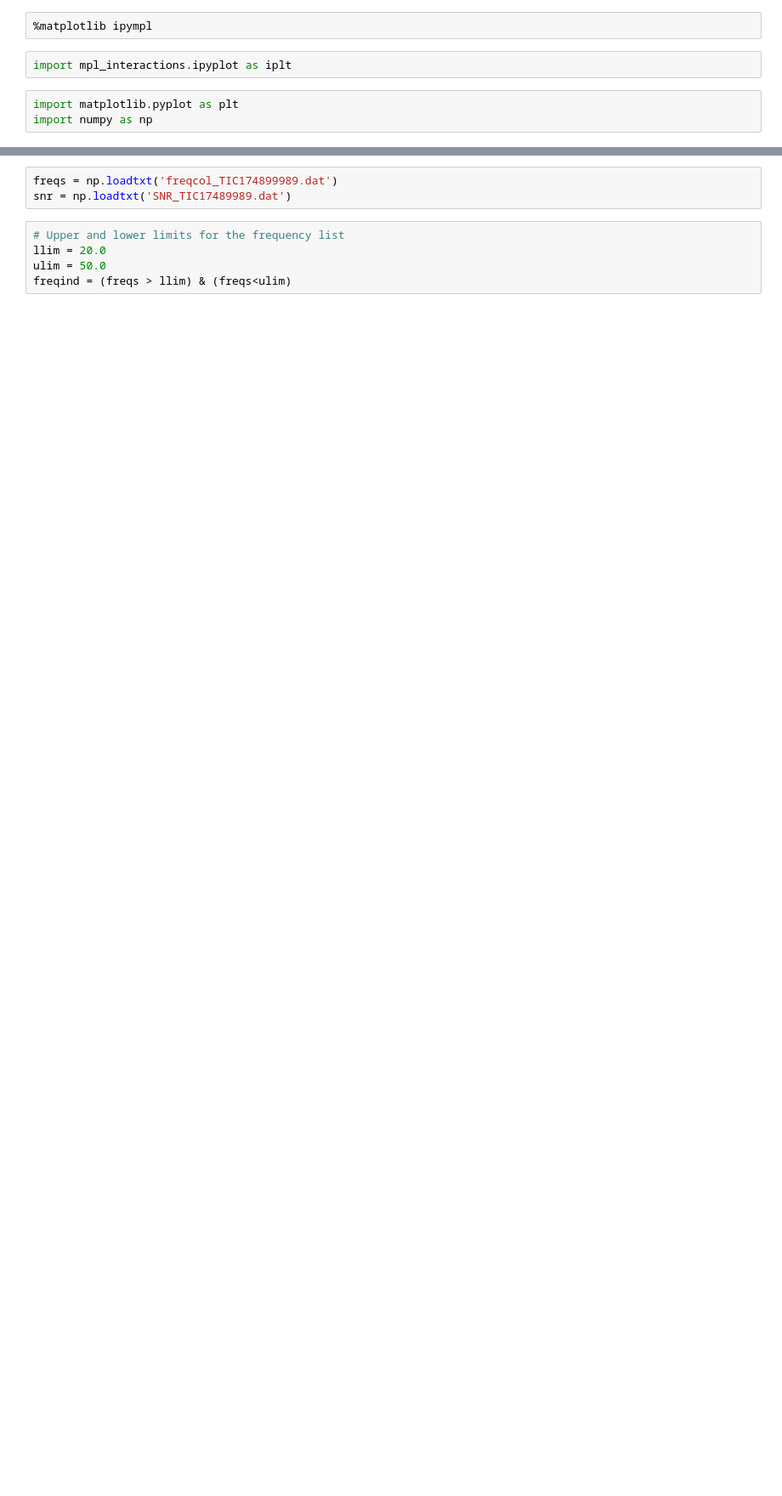
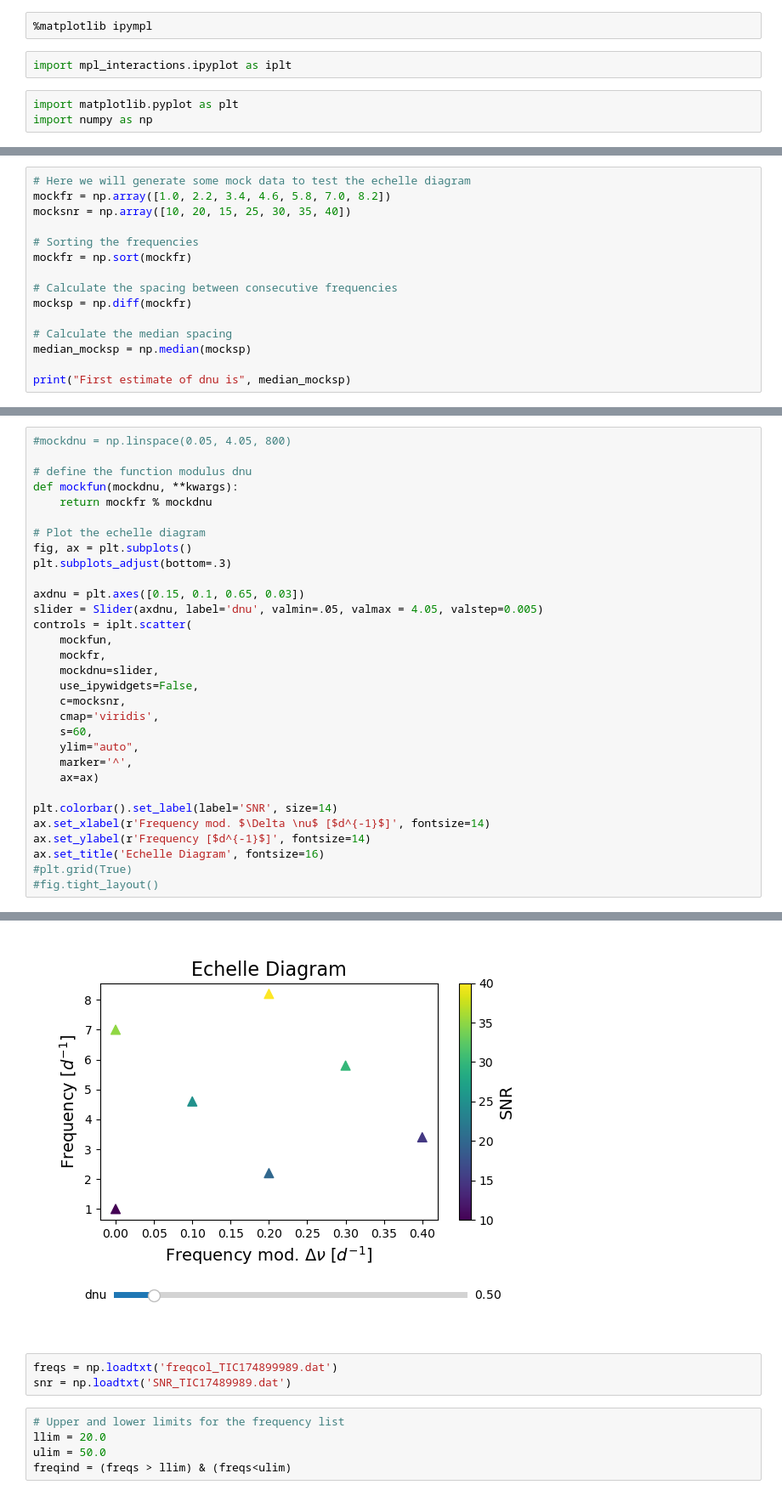
Before and after one commit to javier-iaa/echelle, a Jupyter notebook: echelle_slider.ipynb, the cells around one changed output, grey strips where cells are left out. Shown at 85% size. Cells and saved outputs as stored; diff of their text form; blank space fills up the shorter version.

```diff
--- a/echelle_slider.ipynb
+++ b/echelle_slider.ipynb
@@ -7,0 +10,15 @@ import numpy as np
+# %%
+# Here we will generate some mock data to test the echelle diagram
+mockfr = np.array([1.0, 2.2, 3.4, 4.6, 5.8, 7.0, 8.2])
+mocksnr = np.array([10, 20, 15, 25, 30, 35, 40])
+
+# Sorting the frequencies
+mockfr = np.sort(mockfr)
+
+# Calculate the spacing between consecutive frequencies
+mocksp = np.diff(mockfr)
+
+# Calculate the median spacing
+median_mocksp = np.median(mocksp)
+
+print("First estimate of dnu is", median_mocksp)
@@ -7,0 +27,32 @@ import numpy as np
+# %%
+#mockdnu = np.linspace(0.05, 4.05, 800)
+
+# define the function modulus dnu
+def mockfun(mockdnu, **kwargs):
+    return mockfr % mockdnu
+
+# Plot the echelle diagram
+fig, ax = plt.subplots()
+plt.subplots_adjust(bottom=.3)
+
+axdnu = plt.axes([0.15, 0.1, 0.65, 0.03])
+slider = Slider(axdnu, label='dnu', valmin=.05, valmax = 4.05, valstep=0.005)
+controls = iplt.scatter(
+    mockfun,
+    mockfr,
+    mockdnu=slider,
+    use_ipywidgets=False,
+    c=mocksnr,
+    cmap='viridis',
+    s=60,
+    ylim="auto",
+    marker='^',
+    ax=ax)
+
+plt.colorbar().set_label(label='SNR', size=14)
+ax.set_xlabel(r'Frequency mod. $\Delta \nu$ [$d^{-1}$]', fontsize=14)
+ax.set_ylabel(r'Frequency [$d^{-1}$]', fontsize=14)
+ax.set_title('Echelle Diagram', fontsize=16)
+#plt.grid(True)
+#fig.tight_layout()
+# %% [output]
@@ -8,3 +60,4 @@ import numpy as np
+[figure, added]
 # %%
 freqs = np.loadtxt('freqcol_TIC174899989.dat')
 snr = np.loadtxt('SNR_TIC17489989.dat')
```
Also changed, not shown: parts of 6 cells of this notebook.
